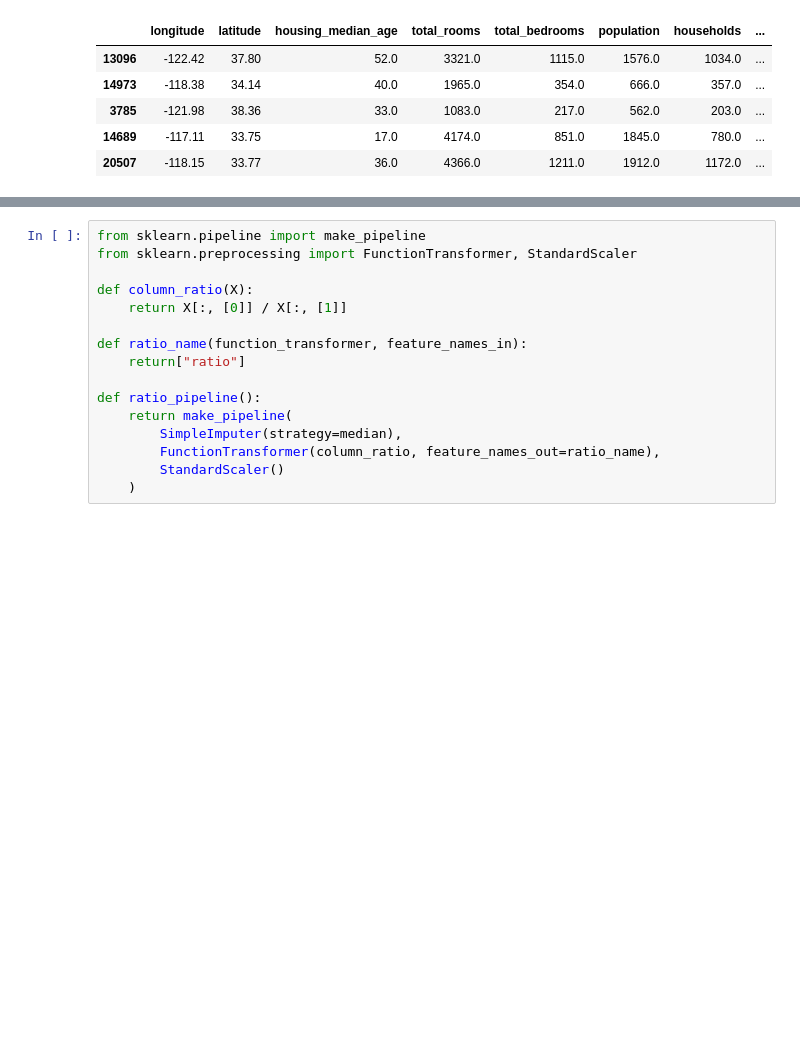
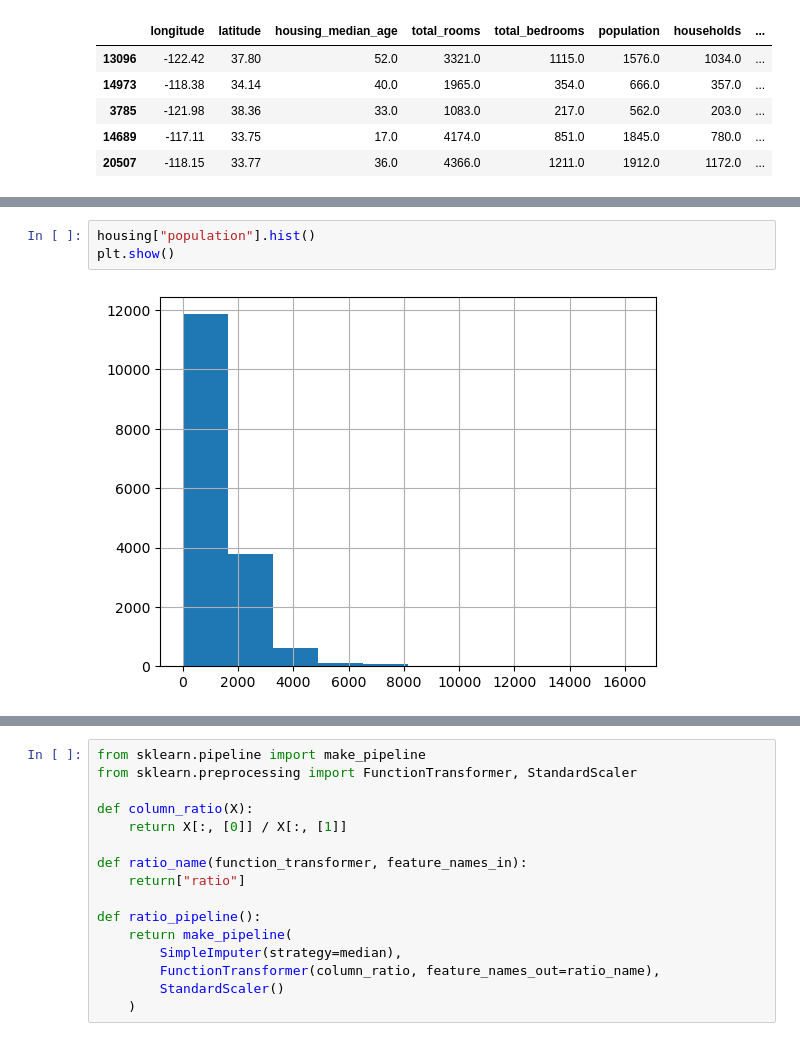
Before and after one commit to samoei/housing-price-predictor, a Jupyter notebook: notebooks/housing.ipynb, the cells around one changed output, grey strips where cells are left out. Cells and saved outputs as stored; diff of their text form; blank space fills up the shorter version.

```diff
--- a/notebooks/housing.ipynb
+++ b/notebooks/housing.ipynb
@@ -709,0 +725,5 @@ housing.head()
+# %%
+housing["population"].hist()
+plt.show()
+# %% [output]
+[figure, added]
```
Also changed, not shown: parts of 7 cells of this notebook, 1 other file.
